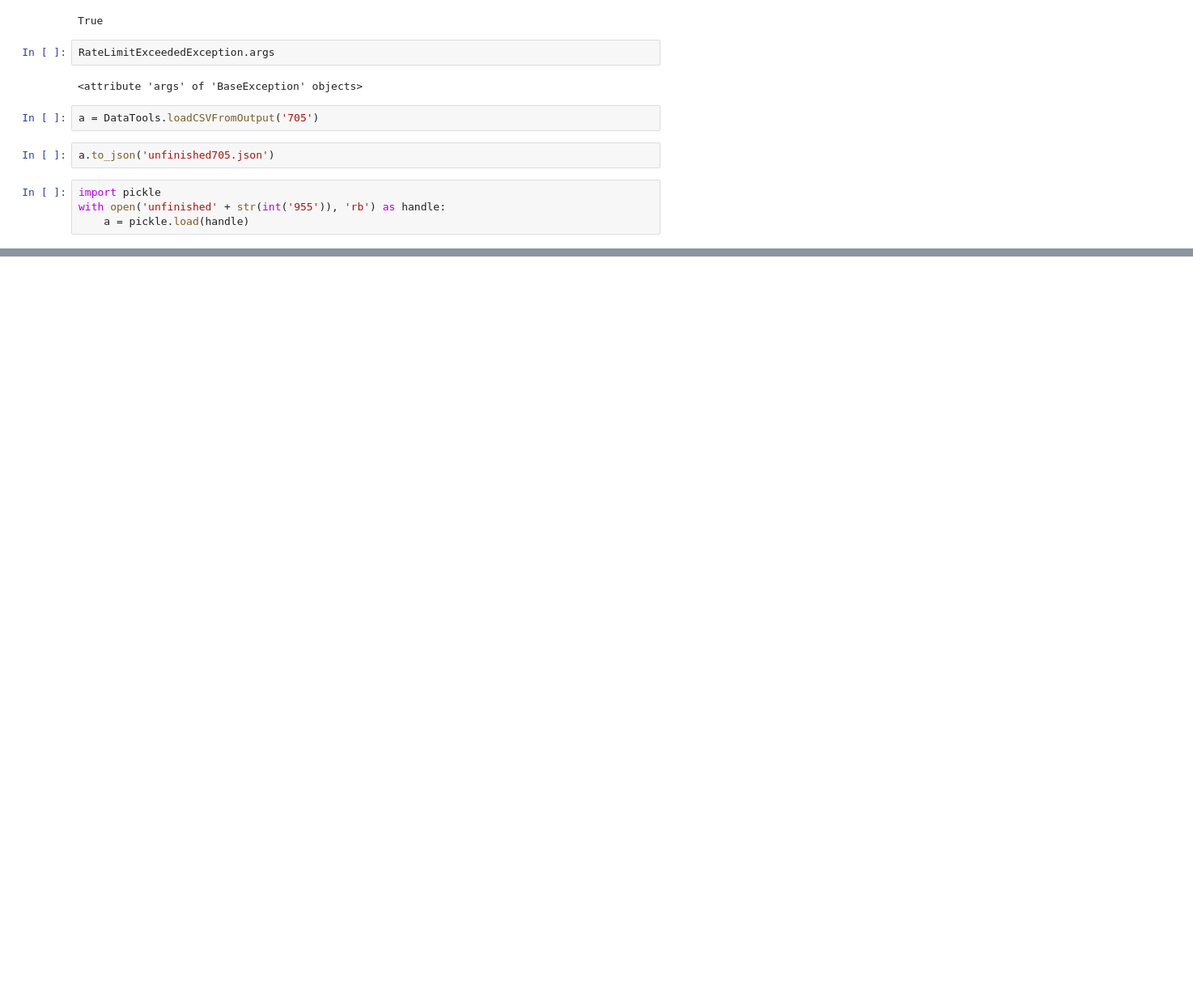
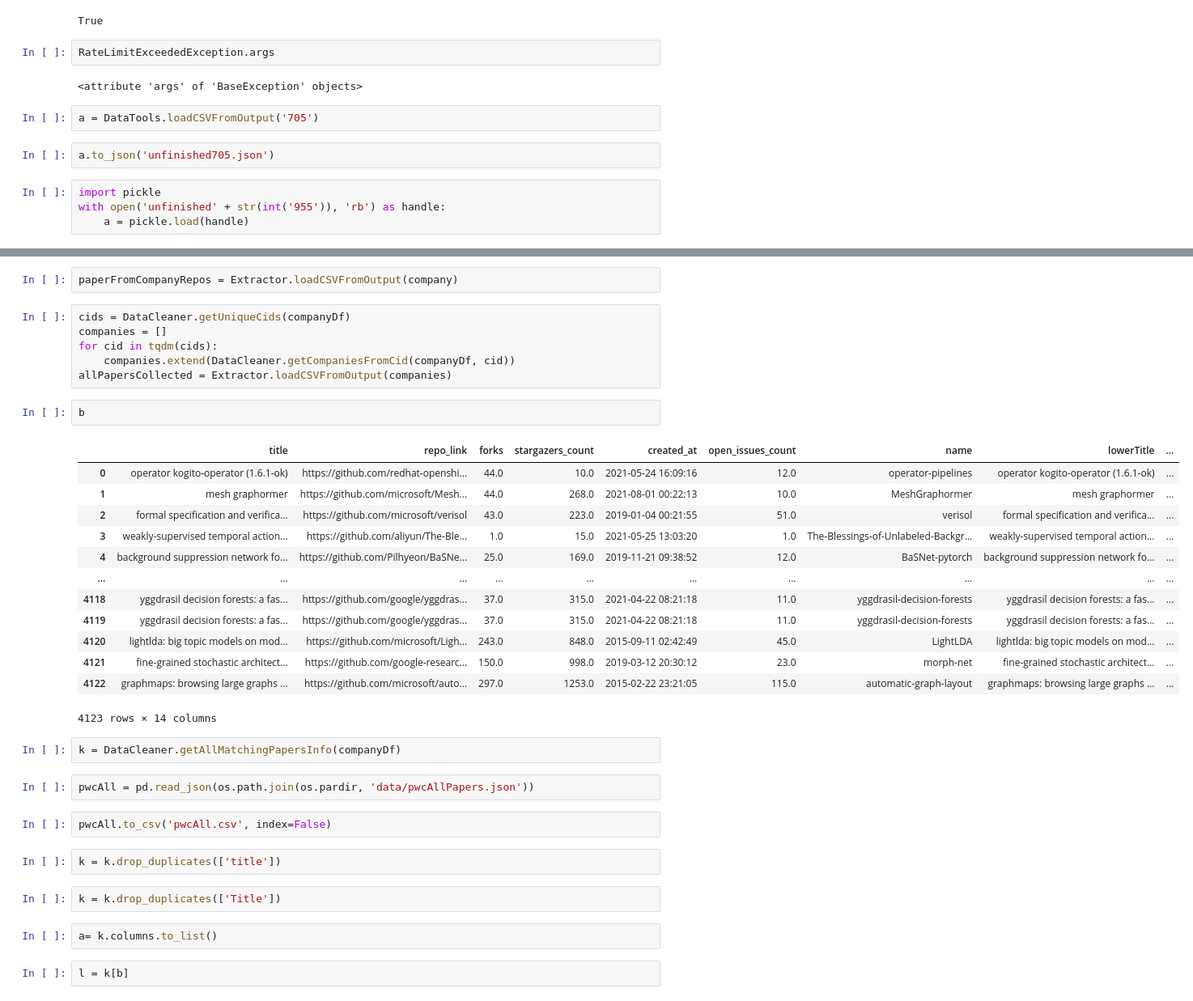
Before and after one commit to zarifikram/Paper-With-Repositories, a Jupyter notebook: src/notebooks/DataCleaning.ipynb, the cells around one changed output, grey strips where cells are left out. Shown at 81% size. Cells and saved outputs as stored; diff of their text form; blank space fills up the shorter version.

```diff
--- a/src/notebooks/DataCleaning.ipynb
+++ b/src/notebooks/DataCleaning.ipynb
@@ -202,0 +161,38 @@ with open('unfinished' + str(int('955')), 'rb') as handle:
+# %%
+paperFromCompanyRepos = Extractor.loadCSVFromOutput(company)
+# %%
+cids = DataCleaner.getUniqueCids(companyDf)
+companies = []
+for cid in tqdm(cids):
+    companies.extend(DataCleaner.getCompaniesFromCid(companyDf, cid))
+allPapersCollected = Extractor.loadCSVFromOutput(companies)
+# %%
+b
+# %% [output]
+|  | title | repo_link | forks | stargazers_count | created_at | open_issues_count | name | lowerTitle | ... |
+| 0 | operator kogito-operator (1.6.1-ok) | https://github.com/redhat-openshi... | 44.0 | 10.0 | 2021-05-24 16:09:16 | 12.0 | operator-pipelines | operator kogito-operator (1.6.1-ok) | ... |
+| 1 | mesh graphormer | https://github.com/microsoft/Mesh... | 44.0 | 268.0 | 2021-08-01 00:22:13 | 10.0 | MeshGraphormer | mesh graphormer | ... |
+| 2 | formal specification and verifica... | https://github.com/microsoft/verisol | 43.0 | 223.0 | 2019-01-04 00:21:55 | 51.0 | verisol | formal specification and verifica... | ... |
+| 3 | weakly-supervised temporal action... | https://github.com/aliyun/The-Ble... | 1.0 | 15.0 | 2021-05-25 13:03:20 | 1.0 | The-Blessings-of-Unlabeled-Backgr... | weakly-supervised temporal action... | ... |
+| 4 | background suppression network fo... | https://github.com/Pilhyeon/BaSNe... | 25.0 | 169.0 | 2019-11-21 09:38:52 | 12.0 | BaSNet-pytorch | background suppression network fo... | ... |
+| ... | ... | ... | ... | ... | ... | ... | ... | ... | ... |
+| 4118 | yggdrasil decision forests: a fas... | https://github.com/google/yggdras... | 37.0 | 315.0 | 2021-04-22 08:21:18 | 11.0 | yggdrasil-decision-forests | yggdrasil decision forests: a fas... | ... |
+| 4119 | yggdrasil decision forests: a fas... | https://github.com/google/yggdras... | 37.0 | 315.0 | 2021-04-22 08:21:18 | 11.0 | yggdrasil-decision-forests | yggdrasil decision forests: a fas... | ... |
+| 4120 | lightlda: big topic models on mod... | https://github.com/microsoft/Ligh... | 243.0 | 848.0 | 2015-09-11 02:42:49 | 45.0 | LightLDA | lightlda: big topic models on mod... | ... |
+| 4121 | fine-grained stochastic architect... | https://github.com/google-researc... | 150.0 | 998.0 | 2019-03-12 20:30:12 | 23.0 | morph-net | fine-grained stochastic architect... | ... |
+| 4122 | graphmaps: browsing large graphs ... | https://github.com/microsoft/auto... | 297.0 | 1253.0 | 2015-02-22 23:21:05 | 115.0 | automatic-graph-layout | graphmaps: browsing large graphs ... | ... |
+4123 rows × 14 columns
+# %%
+k = DataCleaner.getAllMatchingPapersInfo(companyDf)
+# %%
+pwcAll = pd.read_json(os.path.join(os.pardir, 'data/pwcAllPapers.json'))
+# %%
+pwcAll.to_csv('pwcAll.csv', index=False)
+# %%
+k = k.drop_duplicates(['title'])
+# %%
+k = k.drop_duplicates(['Title'])
+# %%
+a= k.columns.to_list()
+# %%
+l = k[b]
```
Also changed, not shown: parts of 14 cells of this notebook, 6 other files.
